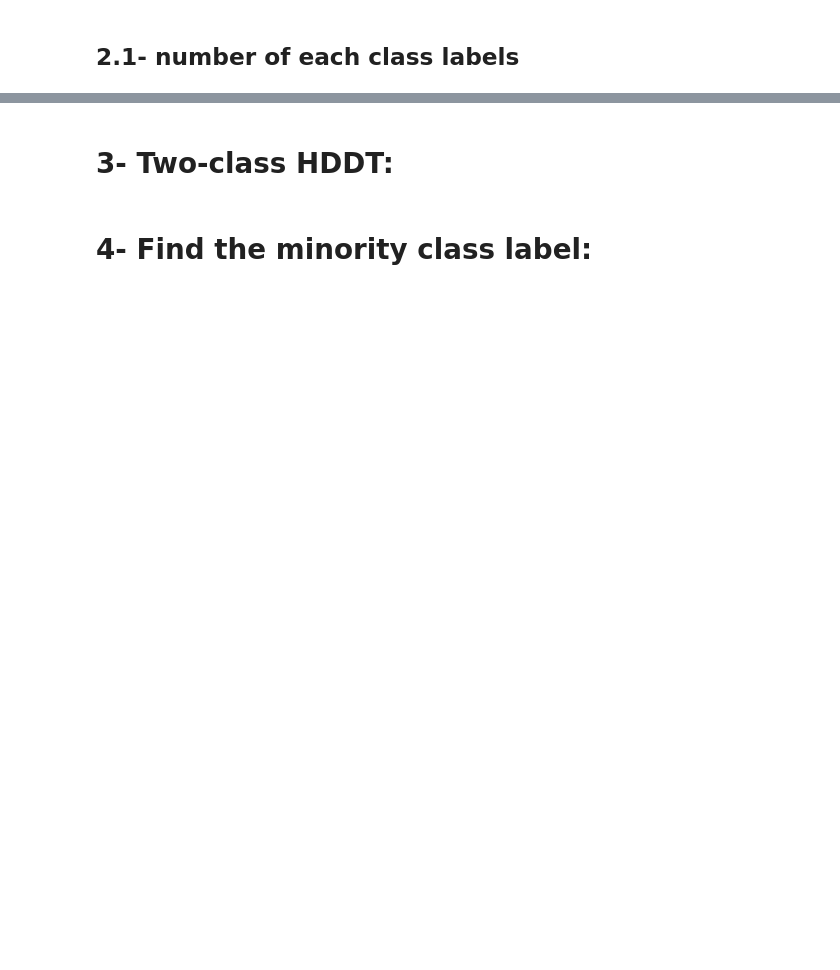
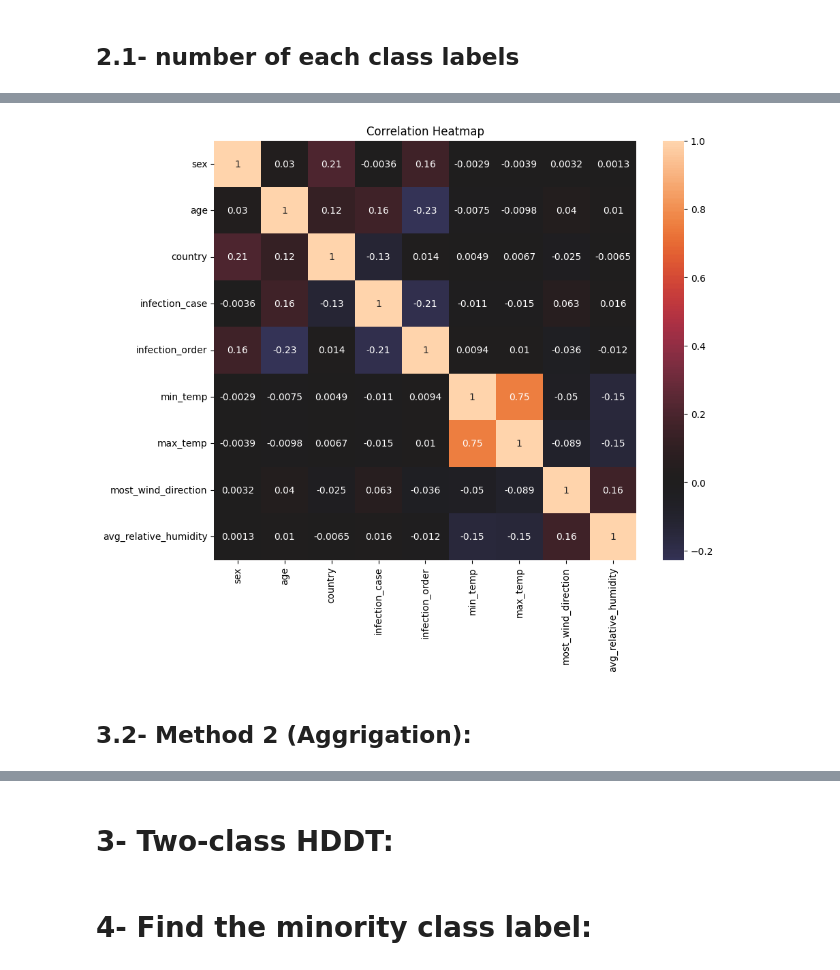
Before and after one commit to samin-yadollahi/ml_projects_shirazu, a Jupyter notebook: covid19/01_hddt.ipynb, the cells around one changed output, grey strips where cells are left out. Cells and saved outputs as stored; diff of their text form; code cells hidden in the pictures; blank space fills up the shorter version.

```diff
--- a/covid19/01_hddt.ipynb
+++ b/covid19/01_hddt.ipynb
@@ -96,0 +112,11 @@ print(class_label_counts)
+# %%
+def calculate_vif(df):
+    vif_data = pd.DataFrame()
+    vif_data["feature"] = df.columns
+    vif_data["VIF"] = [variance_inflation_factor(df.values, i) for i in range(len(df.columns))]
+    return vif_data
+# %%
+X = df.drop(labels='label', axis=1)
+# %%
+vif_df = calculate_vif(X)
+features_to_keep = vif_df[vif_df['VIF'] < 5]['feature']
@@ -96,0 +136,11 @@ print(class_label_counts)
+# %%
+cor_1 = df[features_to_keep].corr()
+# %%
+plt.figure(figsize=(10, 8))
+sns.heatmap(cor_1, annot=True, center=0)
+plt.title('Correlation Heatmap')
+plt.show()
+# %% [output]
+[figure, added]
+# %% [markdown]
+## 3.2- Method 2 (Aggrigation):
```
Also changed, not shown: parts of 20 cells of this notebook.
